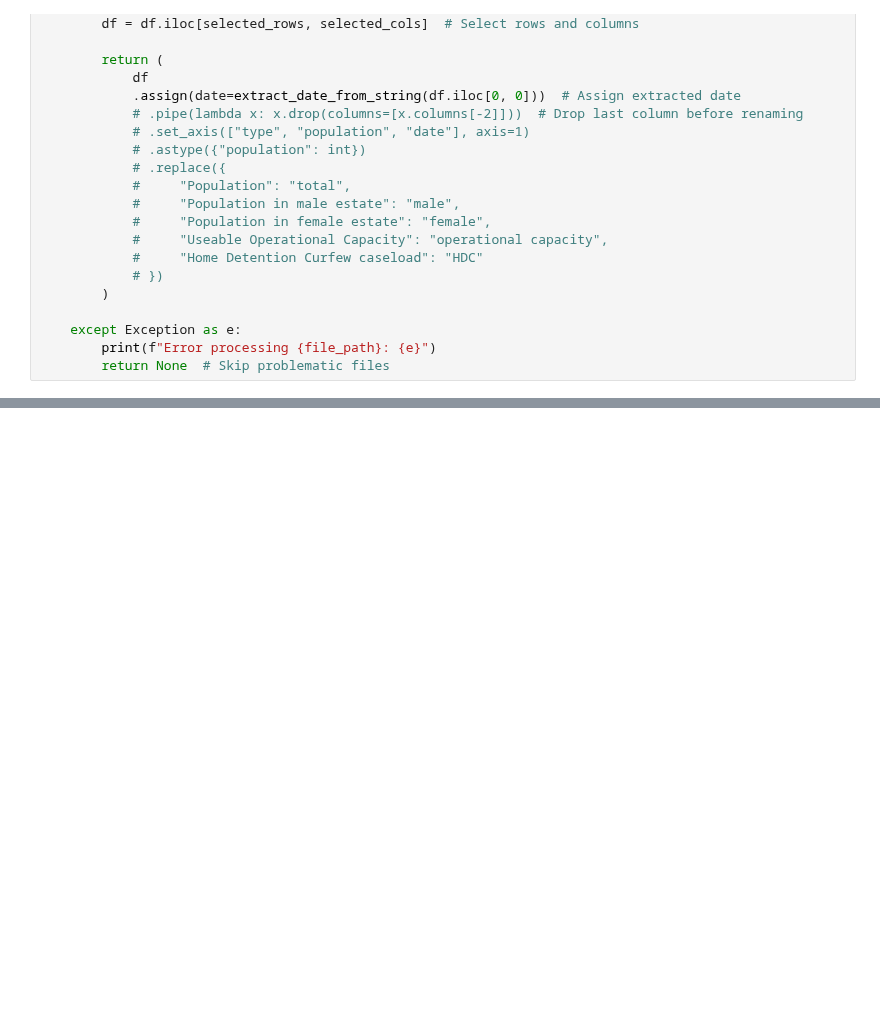
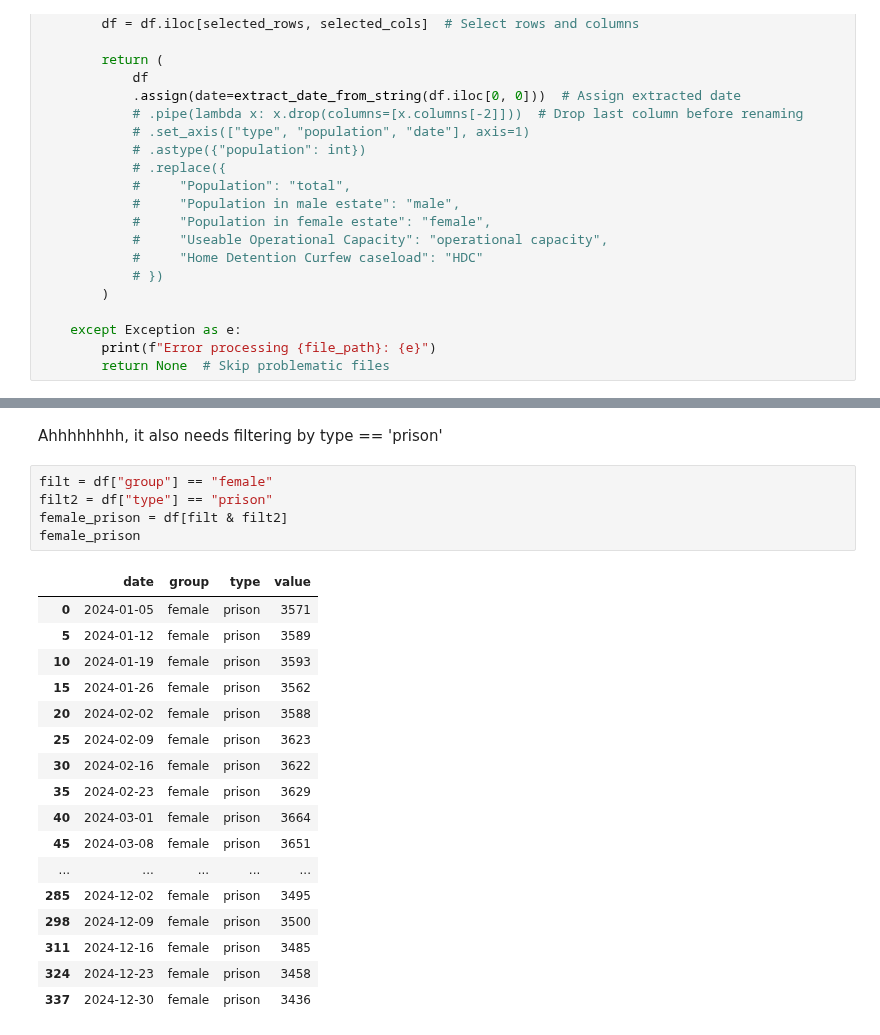
Before and after one commit to Prison-Reform-Trust/Prison-population, a Jupyter notebook: Notebooks/0.2-ah-combining_population_data.ipynb, the cells around one changed output, grey strips where cells are left out. Drawn from its saved outputs; the diff is of its cells as text; blank space fills up the shorter version.

```diff
--- a/Notebooks/0.2-ah-combining_population_data.ipynb
+++ b/Notebooks/0.2-ah-combining_population_data.ipynb
@@ -602,0 +819,25 @@ Processing data/raw/2024/prison-pop-10-may-2024.ods as historic format
+# %% [markdown]
+Ahhhhhhhh, it also needs filtering by type == 'prison'
+# %%
+filt = df["group"] == "female"
+filt2 = df["type"] == "prison"
+female_prison = df[filt & filt2]
+female_prison
+# %% [output]
+|  | date | group | type | value |
+| 0 | 2024-01-05 | female | prison | 3571 |
+| 5 | 2024-01-12 | female | prison | 3589 |
+| 10 | 2024-01-19 | female | prison | 3593 |
+| 15 | 2024-01-26 | female | prison | 3562 |
+| 20 | 2024-02-02 | female | prison | 3588 |
+| 25 | 2024-02-09 | female | prison | 3623 |
+| 30 | 2024-02-16 | female | prison | 3622 |
+| 35 | 2024-02-23 | female | prison | 3629 |
+| 40 | 2024-03-01 | female | prison | 3664 |
+| 45 | 2024-03-08 | female | prison | 3651 |
+| ... | ... | ... | ... | ... |
+| 285 | 2024-12-02 | female | prison | 3495 |
+| 298 | 2024-12-09 | female | prison | 3500 |
+| 311 | 2024-12-16 | female | prison | 3485 |
+| 324 | 2024-12-23 | female | prison | 3458 |
+| 337 | 2024-12-30 | female | prison | 3436 |
```
Also changed, not shown: parts of 61 cells of this notebook.
